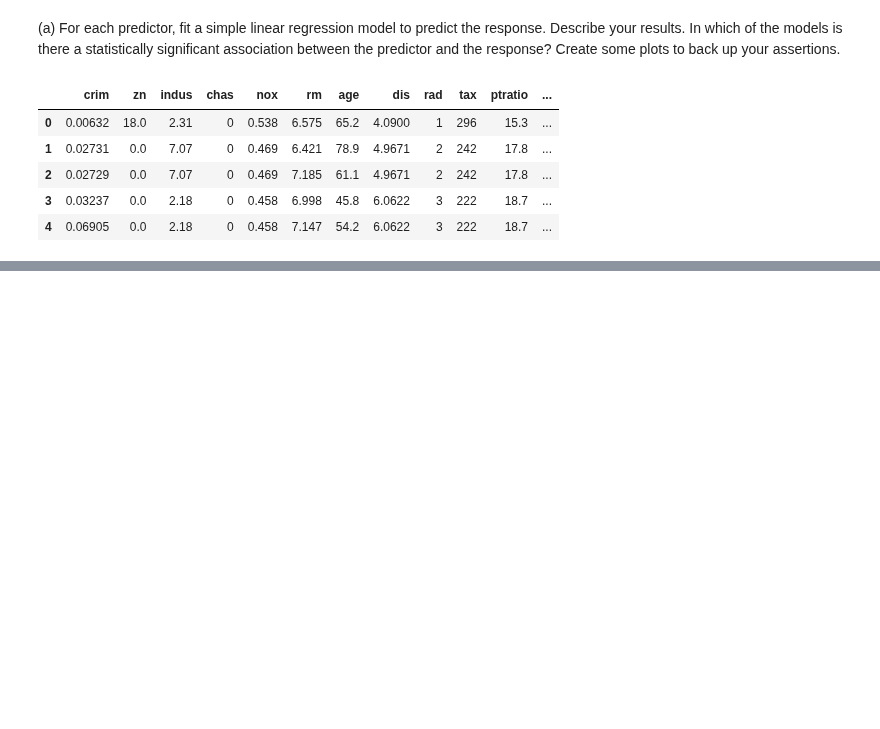
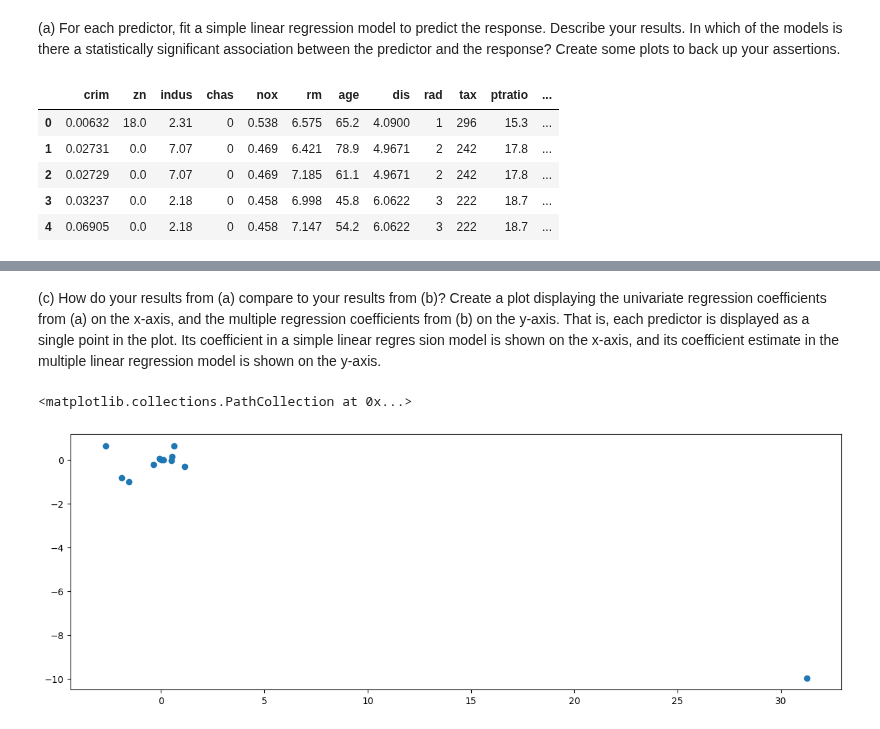
Before and after one commit to oliveira-silva-lucas/ISLP, a Jupyter notebook: Cap_03_Linear_Regression/Exercises/ex_cap_03_boston.ipynb, the cells around one changed output, grey strips where cells are left out. Cells and saved outputs as stored; diff of their text form; code cells hidden in the pictures; blank space fills up the shorter version.

```diff
--- a/Cap_03_Linear_Regression/Exercises/ex_cap_03_boston.ipynb
+++ b/Cap_03_Linear_Regression/Exercises/ex_cap_03_boston.ipynb
@@ -33,0 +111,21 @@ nomes_preditores = Boston.columns.drop('crim')
+# %% [markdown]
+(c) How do your results from (a) compare to your results from (b)?
+Create a plot displaying the univariate regression coefficients
+from (a) on the x-axis, and the multiple regression coefficients
+from (b) on the y-axis. That is, each predictor is displayed as a
+single point in the plot. Its coefficient in a simple linear regres
+sion model is shown on the x-axis, and its coefficient estimate
+in the multiple linear regression model is shown on the y-axis.
+# %%
+coeficientes_univariada = []
+for r in res:
+    coeficientes_univariada.append(r['resultado'].params[1])
+
+coeficientes_univariada
+coeficientes_multivariada = res_multi.params[1:]
+
+ax = subplots(figsize=(15,5))[1]
+ax.scatter(coeficientes_univariada, coeficientes_multivariada)
+# %% [output]
+<matplotlib.collections.PathCollection at 0x...>
+[figure, added]
```
Also changed, not shown: parts of 8 cells of this notebook.
